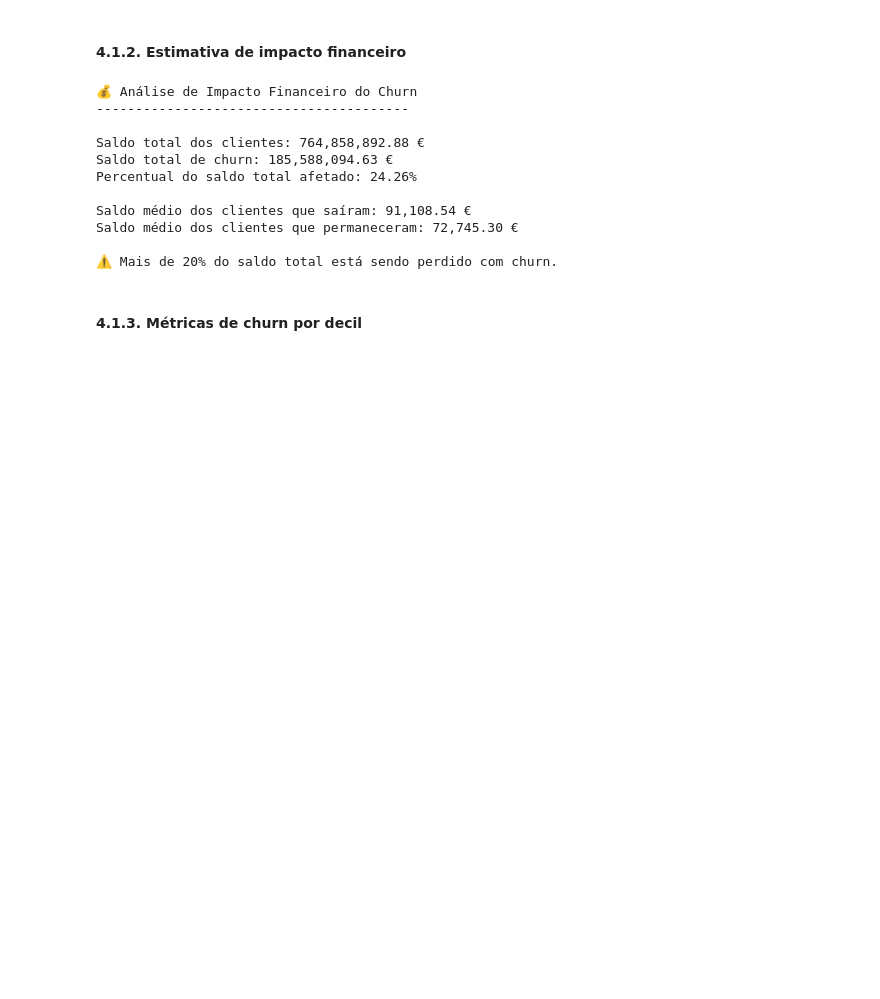
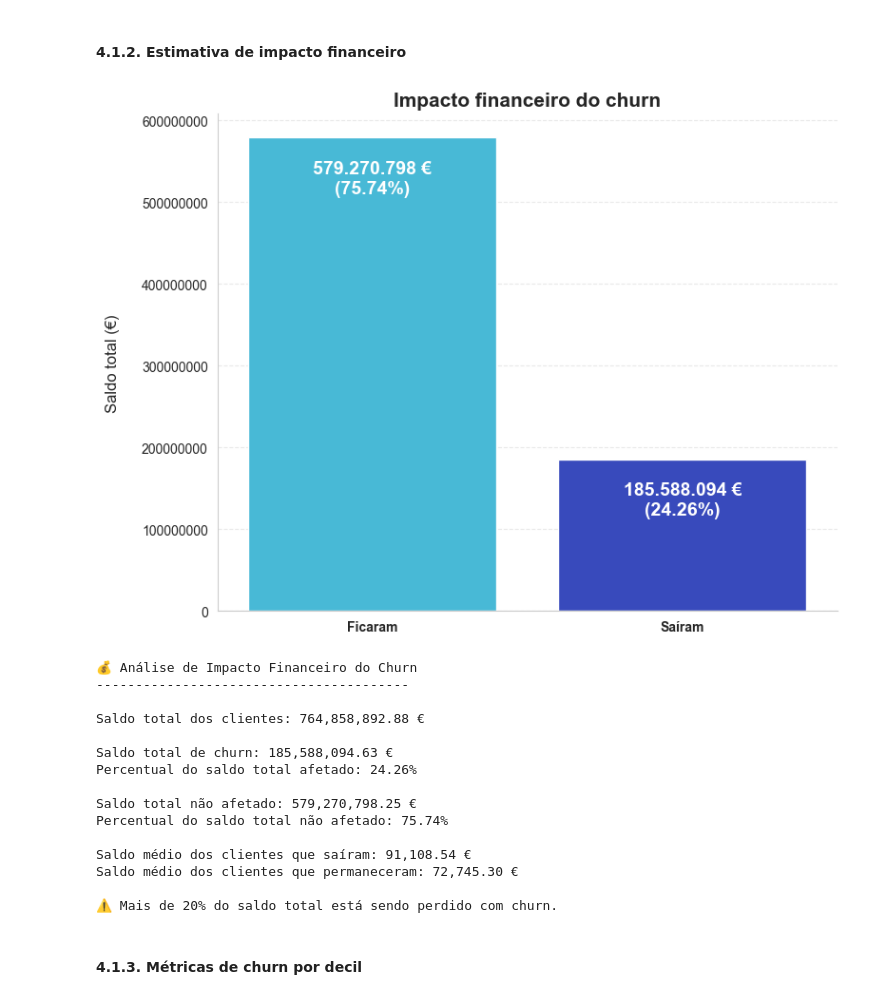
Before and after one commit to emso-exe/Churn_clientes_de_banco, a Jupyter notebook: notebooks/001_analise_exploratoria.ipynb, the cells around one changed output. Cells and saved outputs as stored; diff of their text form; code cells hidden in the pictures; blank space fills up the shorter version.

```diff
--- a/notebooks/001_analise_exploratoria.ipynb
+++ b/notebooks/001_analise_exploratoria.ipynb
@@ -469,12 +521,66 @@ A taxa de churn é de 20.37%.
 ⚠️ Isto significa que 2037 de cada 10000 clientes encerraram o relacionamento com a empresa.
 # %% [markdown]
 #### 4.1.2. Estimativa de impacto financeiro
+# %%
+# Calculando saldos por grupo
+saldo_por_grupo = df.groupby('Exited')['Balance'].sum()
+total_saldo = saldo_por_grupo.sum()
+
+# Labels
+labels = ['Ficaram', 'Saíram']
+values = saldo_por_grupo.values
+percentuais = values / total_saldo * 100
+
+# Criando figura
+plt.figure(figsize=(8,6))
+
+# Paleta
+colors = ['#31c7ed','#223ad2']
+
+ax = sns.barplot(x=labels, y=values, palette=colors)
+
+# Título
+plt.title('Impacto financeiro do churn', fontsize=15, fontweight='bold')
+plt.xlabel('')
+plt.ylabel('Saldo total (€)\n', fontsize=12)
+
+# Adicionando valores e percentuais nas barras
+for i, p in enumerate(ax.patches):
+    height = p.get_height()
+    ax.annotate(
+        f'{int(height):,} €\n({percentuais[i]:.2f}%)'.replace(',', '.'),
+        (p.get_x() + p.get_width()/2, height),
+        ha='center', va='bottom',
+        xytext=(0, -45),
+        textcoords='offset points',
+        fontsize=14,
+        fontweight='bold',
+        color='white'
+    )
+
+# Remove notação científica
+ax.ticklabel_format(style='plain', axis='y')
+
+# Ajustando o eixo x aplicando negrito
+ax.set_xticklabels(ax.get_xticklabels(), fontweight='bold')
+
+# Removendo bordas extras
+sns.despine()
+plt.grid(axis='y', linestyle='--', alpha=0.4)
+
+# Exibindo o gráfico
+plt.tight_layout()
+plt.show()
+# %% [output]
+[figure, added]
 # %%
 # Cálculo de saldos
 saldo_total = df['Balance'].sum()
 saldo_churn = df[df['Exited'] == 1]['Balance'].sum()
+saldo_stay = df[df['Exited'] == 0]['Balance'].sum()
 
-impacto_percentual = saldo_churn / saldo_total
+impacto_percentual_churn = saldo_churn / saldo_total
+impacto_percentual_stay = saldo_stay / saldo_total
 
 avg_balance_churn = df[df['Exited'] == 1]['Balance'].mean()
 avg_balance_stay = df[df['Exited'] == 0]['Balance'].mean()
@@ -483,9 +589,11 @@ avg_balance_stay = df[df['Exited'] == 0]['Balance'].mean()
 print('\n💰 Análise de Impacto Financeiro do Churn')
 print('-' * 40)
 
-print(f'\nSaldo total dos clientes: {saldo_total:,.2f} €')
+print(f'\nSaldo total dos clientes: {saldo_total:,.2f} €\n')
 print(f'Saldo total de churn: {saldo_churn:,.2f} €')
-print(f'Percentual do saldo total afetado: {impacto_percentual:.2%}')
+print(f'Percentual do saldo total afetado: {impacto_percentual_churn:.2%}\n')
+print(f'Saldo total não afetado: {saldo_stay:,.2f} €')
+print(f'Percentual do saldo total não afetado: {impacto_percentual_stay:.2%}')
 
 print(f'\nSaldo médio dos clientes que saíram: {avg_balance_churn:,.2f} €')
 print(f'Saldo médio dos clientes que permaneceram: {avg_balance_stay:,.2f} €')
@@ -496,8 +604,12 @@ print('\n⚠️ Mais de 20% do saldo total está sendo perdido com churn.\n')
 ----------------------------------------
 
 Saldo total dos clientes: 764,858,892.88 €
+
 Saldo total de churn: 185,588,094.63 €
 Percentual do saldo total afetado: 24.26%
+
+Saldo total não afetado: 579,270,798.25 €
+Percentual do saldo total não afetado: 75.74%
 
 Saldo médio dos clientes que saíram: 91,108.54 €
 Saldo médio dos clientes que permaneceram: 72,745.30 €
```
Also changed, not shown: parts of 5 cells of this notebook.
